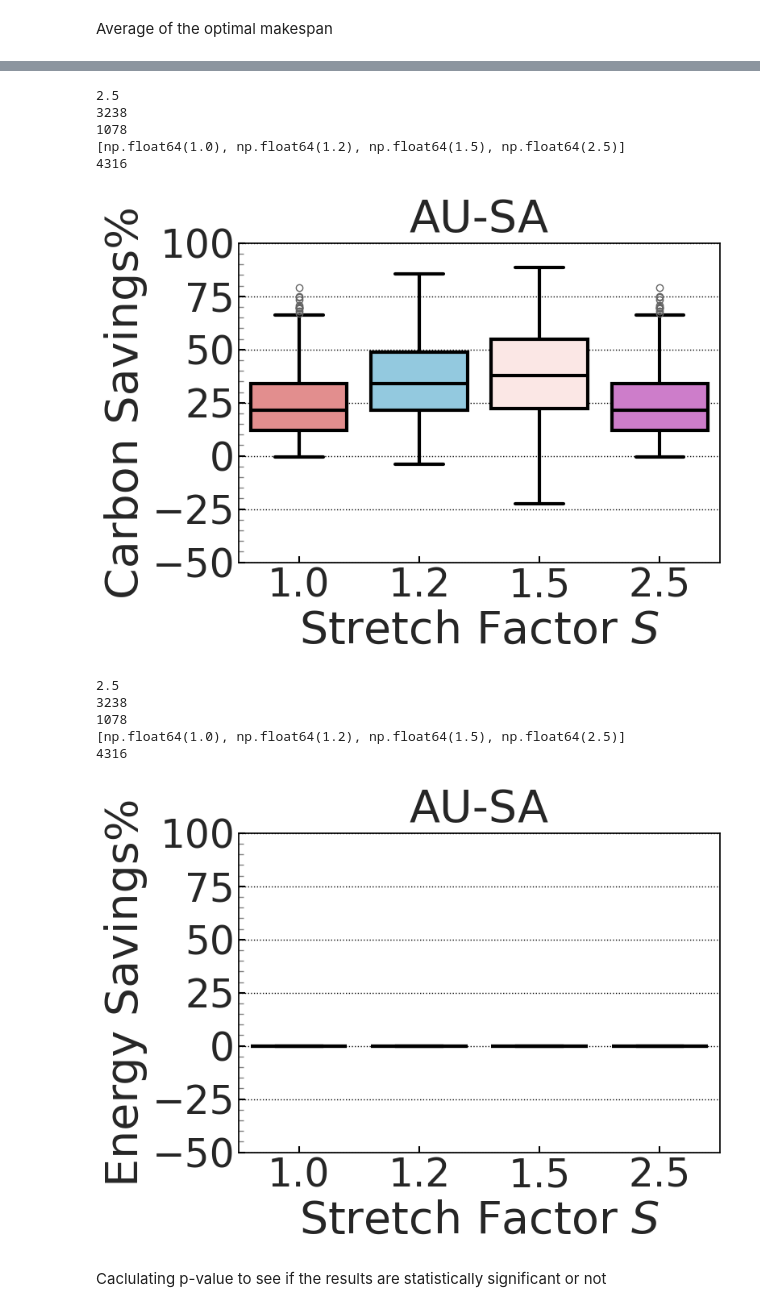
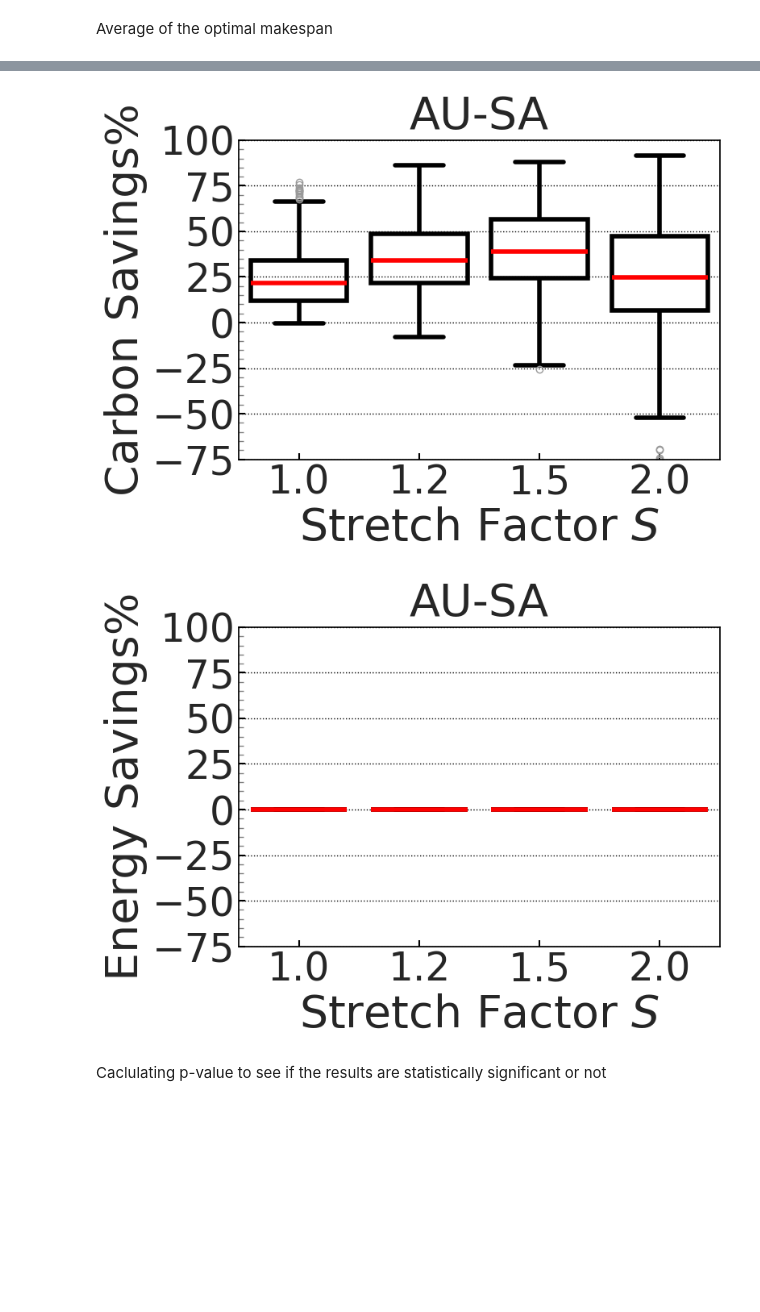
Before and after one commit to rbostandoust/GreenSys26-DAG, a Jupyter notebook: Plot/PlotCode.ipynb, the cells around one changed output, grey strips where cells are left out. Cells and saved outputs as stored; diff of their text form; code cells hidden in the pictures; blank space fills up the shorter version.

Commit message:
DAG figures for AU-SA hetero and homo settings added!

```diff
--- a/Plot/PlotCode.ipynb
+++ b/Plot/PlotCode.ipynb
@@ -9,12 +70,12 @@ import os
 location = "AU-SA"
 # location = "California"
 #############
-# folder_type = "Homogen"
-folder_type = "Heterogen"
+folder_type = "Homogen"
+# folder_type = "Heterogen"
 # folder_type = "Heterogen_Energy"
 ############
 mixed_objective = False # for energy-aware optimization that had a tie braker of carbon term
-variable_timers = True
+variable_timers = False
 DAG = True
 ############
 # root_dir = f"../Logs/GeneralExp"
@@ -140,6 +201,10 @@ df_carbon_savings = df_filtered.groupby("SlackCoeff")["CarbonSavings(%)"].mean()
 df_energy_savings = df_filtered.groupby("SlackCoeff")["EnergySavings(%)"].mean().reset_index()
 df_plot = pd.merge(df_carbon_savings, df_energy_savings, on="SlackCoeff")
 df_plot['UtilizationRatio'] = df_plot['SlackCoeff'].map(util_final_ratio)
+# %%
+baseline = df_logs[df_logs["IsCarbonAware"] == False][["Makespan"]].copy()
+avg_opt_makespan = round(float(np.average(baseline["Makespan"])), 2)
+df_plot["AvgOptMakeSpan"] = avg_opt_makespan
 # %%
 df_plot
 # %% [output]
@@ -279,12 +345,15 @@ import seaborn as sns
 from matplotlib.ticker import MultipleLocator
 import pandas as pd
 ###########
+transparent_boxplot = True  # Set to False for normal colored plots
+save_fig = True
+save_data = True
+###########
 if location == "California":
     plot_title = "CAISO"
 elif location == "AU-SA":
     plot_title = "AU-SA"
 ###########
-save_fig = False
 utilization_annotation = False
 root_dir = f"./GeneralExpv2/{folder_type}/{location}"
 if variable_timers:
@@ -294,18 +363,16 @@ if DAG:
 if DAG and variable_timers:
     root_dir = f"./GeneralExpv3-DAG-VariableTime/{folder_type}/{location}"
 ########
-
-save_data = False
+df_box = df_logs[df_logs["IsCarbonAware"] == True].copy()
 if save_data:
     save_path = f"{root_dir}/{num_jobs}J_{num_servers}S_{num_operations}O_BoxPlot_{plot_title}.csv"
     directory = os.path.dirname(save_path)
     os.makedirs(directory, exist_ok=True)
-    df_plot.to_csv(save_path, index = False)
+    df_box.to_csv(save_path, index = False)
 ########
 plot_types = ["Carbon Savings", "Energy Savings"]
 column_names = ["CarbonSavings(%)", "EnergySavings(%)"]
 for plot_index, plot_type in enumerate(plot_types):
-    df_box = df_logs[df_logs["IsCarbonAware"] == True].copy()
     save_file_path = f"{root_dir}/{plot_type}_{num_jobs}J_{num_servers}S_{num_operations}O_BoxPlot_{plot_title}.png"
     if mixed_objective:
         save_file_path = f"{root_dir}/{plot_type}_{num_jobs}J_{num_servers}S_{num_operations}O_WithTieBreaker_BoxPlot_{plot_title}.png"
@@ -324,24 +391,6 @@ for plot_index, plot_type in enumerate(plot_types):
     elif folder_type in ["Homogen", "Homogen_Energy"]:
         inner_colors = ["lightcoral", "skyblue", "mistyrose", "orchid"]
     palette = inner_colors[:len(unique_labels)]
-
-    # Simulate a 4th box plot group if only 3 exist
-    if len(unique_labels) == 3:
-        # Choose a new label not in the current ones
-        new_label = 2.5
-        print(new_label)
-        print(len(df_box))
-        # Sample a small portion of data and assign new label
-        new_group = df_box[df_box["SlackCoeff"] == unique_labels[0]].copy()
-        print(len(new_group))
-        new_group["SlackCoeff"] = new_label
-        df_box = pd.concat([df_box, new_group], ignore_index=True)
-
-        # Update unique_labels and palette
-        unique_labels = sorted(df_box["SlackCoeff"].unique())
-        palette = inner_colors[:len(unique_labels)]
-    print(unique_labels)
-    print(len(df_box))
     df_box["SlackCoeff"] = df_box["SlackCoeff"].astype(str)
     # Plot
     fig, ax = plt.subplots(figsize=(8, 6))
@@ -350,7 +399,8 @@ for plot_index, plot_type in enumerate(plot_types):
         x="SlackCoeff",
         y=column_names[plot_index],
         hue="SlackCoeff",
-        palette=palette,
+        # palette=palette,
+        palette=palette if not transparent_boxplot else ["white"] * len(unique_labels),
         dodge=False,
         legend=False,
         ax = ax
@@ -359,58 +409,58 @@ for plot_index, plot_type in enumerate(plot_types):
 
     # Forcefully update the patches
     for patch in ax.patches:
-        patch.set_linewidth(3)
+        patch.set_linewidth(4)
         patch.set_edgecolor("black")
+        if transparent_boxplot:
+            patch.set_facecolor('none')  # make it transparent
 
     # Manually adjust all the lines for whiskers, caps, and medians
-    for line in ax.lines:
-        line.set_linewidth(3)
-        line.set_color("black")
+    for i, line in enumerate(ax.lines):
+        line.set_linewidth(4)
+        # line.set_color("black")
+        if transparent_boxplot:
+            # Each box has: 1 median, 2 whiskers, 2 caps → median every 6th line starting from index 4
+            if (i - 4) % 6 == 0:
+                line.set_color("red")
+            else:
+                line.set_color("black")
+        else:
+            line.set_color("black")
 
     # Axis labels
     ax.set_xlabel(r"Stretch Factor $S$", fontsize=40)
     ax.set_ylabel(f"{plot_type}%", fontsize=40)
 
     # Axis ticks and limits
-    ax.set_ylim(-50, 100)
-    ax.set_yticks(range(-50, 101, 25))
+    ax.set_ylim(-75, 100)
+    ax.set_yticks(range(-75, 101, 25))
     # ax.set_xlim(0, max(list(df_plot["SlackCoeff"])))
     ax.tick_params(axis='x', labelsize=35, color='black')
     ax.tick_params(axis='y', labelsize=35, color='black')
 
     # Minor ticks
     ax.tick_params(axis='y', which='minor', direction='in', length=4, color='gray')
     # Make major ticks point inward too
     ax.tick_params(axis='both', which='major', direction='in', length=6, width=1.5)
     ax.xaxis.set_tick_params(which='minor', bottom=False)
     # Ensure minor ticks are visible
     plt.minorticks_on()
 
     # Grid & borders
     ax.grid(axis='x', visible=False)
     ax.grid(axis='y', which='major', color='black', linestyle=':', linewidth=1)
     for spine in ax.spines.values():
         spine.set_edgecolor('black')
     ax.set_title(f"{plot_title}", fontsize=40, pad=10)
     plt.tight_layout()
     if save_fig:
         plt.savefig(save_file_path, dpi=300, bbox_inches='tight')
         pdf_save_path = save_file_path.replace(".png", ".pdf")
         plt.savefig(pdf_save_path, format='pdf', dpi=300, bbox_inches='tight')
     plt.show()
 # %% [output]
-2.5
-3238
-1078
-[np.float64(1.0), np.float64(1.2), np.float64(1.5), np.float64(2.5)]
-4316
-[figure, old version]
+[figure, new version]
-2.5
-3238
-1078
-[np.float64(1.0), np.float64(1.2), np.float64(1.5), np.float64(2.5)]
-4316
-[figure, old version]
+[figure, new version]
 # %% [markdown]
 Caclulating p-value to see if the results are statistically significant or not
 # %%
```
Also changed, not shown: parts of 9 cells of this notebook, 30 other files.
